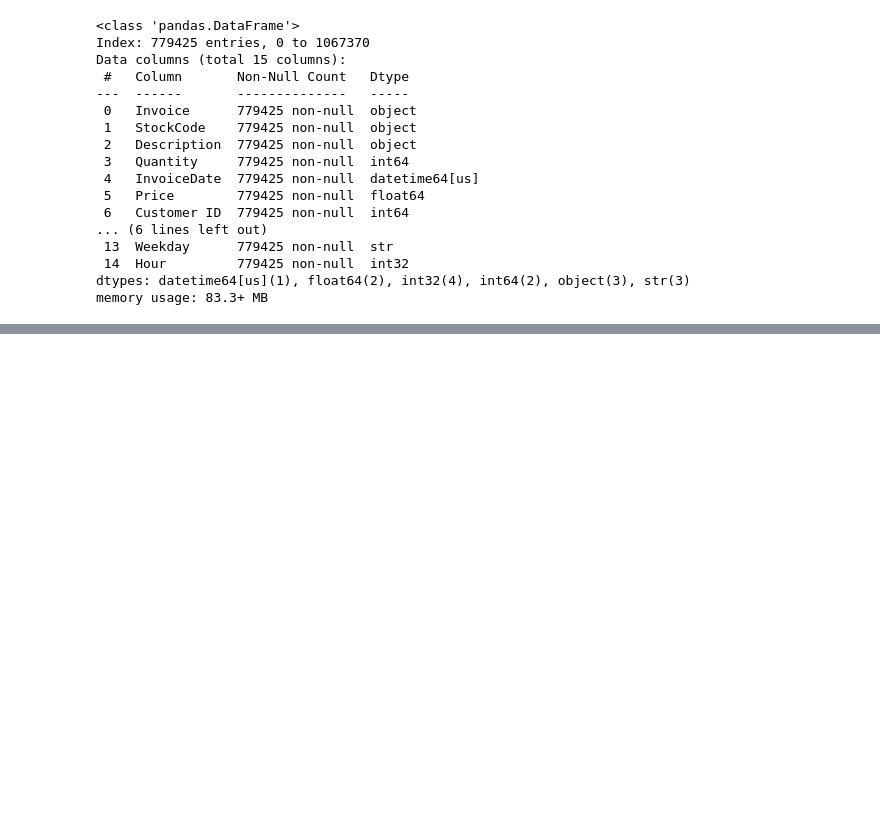
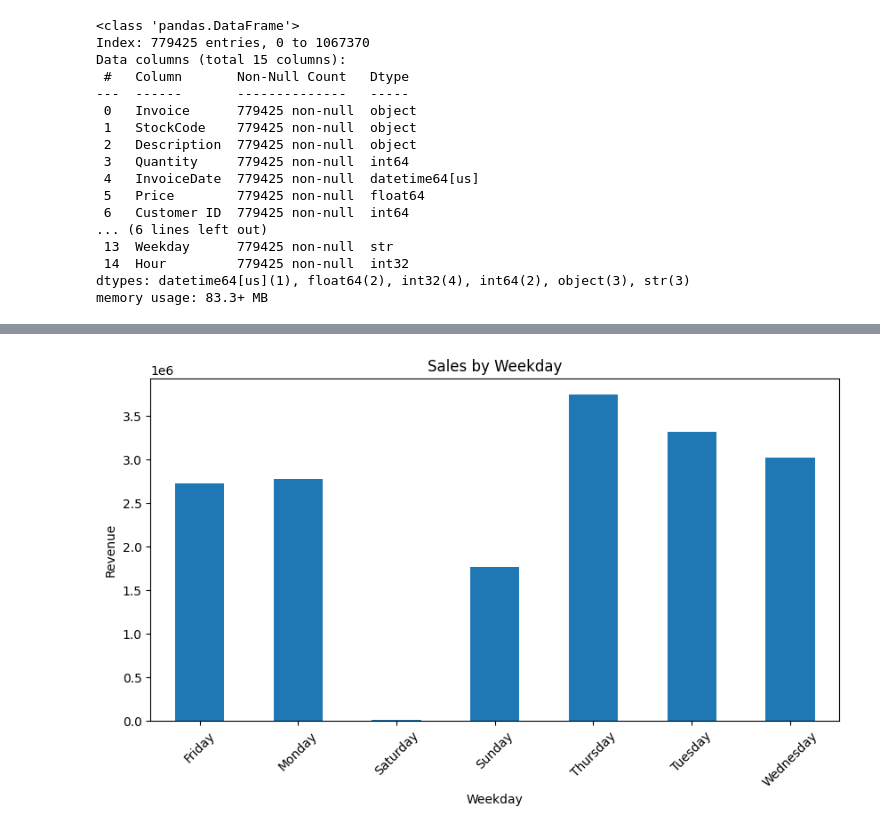
Before and after one commit to Jiten28/NeuralRetail-AI-Sales-Analytics, a Jupyter notebook: notebooks/data_cleaning_and_eda.ipynb, the cells around one changed output, grey strips where cells are left out. Cells and saved outputs as stored; diff of their text form; code cells hidden in the pictures; blank space fills up the shorter version.

```diff
--- a/notebooks/data_cleaning_and_eda.ipynb
+++ b/notebooks/data_cleaning_and_eda.ipynb
@@ -180,0 +229,10 @@ df.describe()
+# %%
+weekday_sales = df.groupby('Weekday')['TotalAmount'].sum()
+
+weekday_sales.plot(kind='bar', figsize=(10, 5))
+plt.title('Sales by Weekday')
+plt.ylabel('Revenue')
+plt.xticks(rotation=45)
+plt.show()
+# %% [output]
+[figure, added]
```
Also changed, not shown: parts of 9 cells of this notebook, 9 other files.
